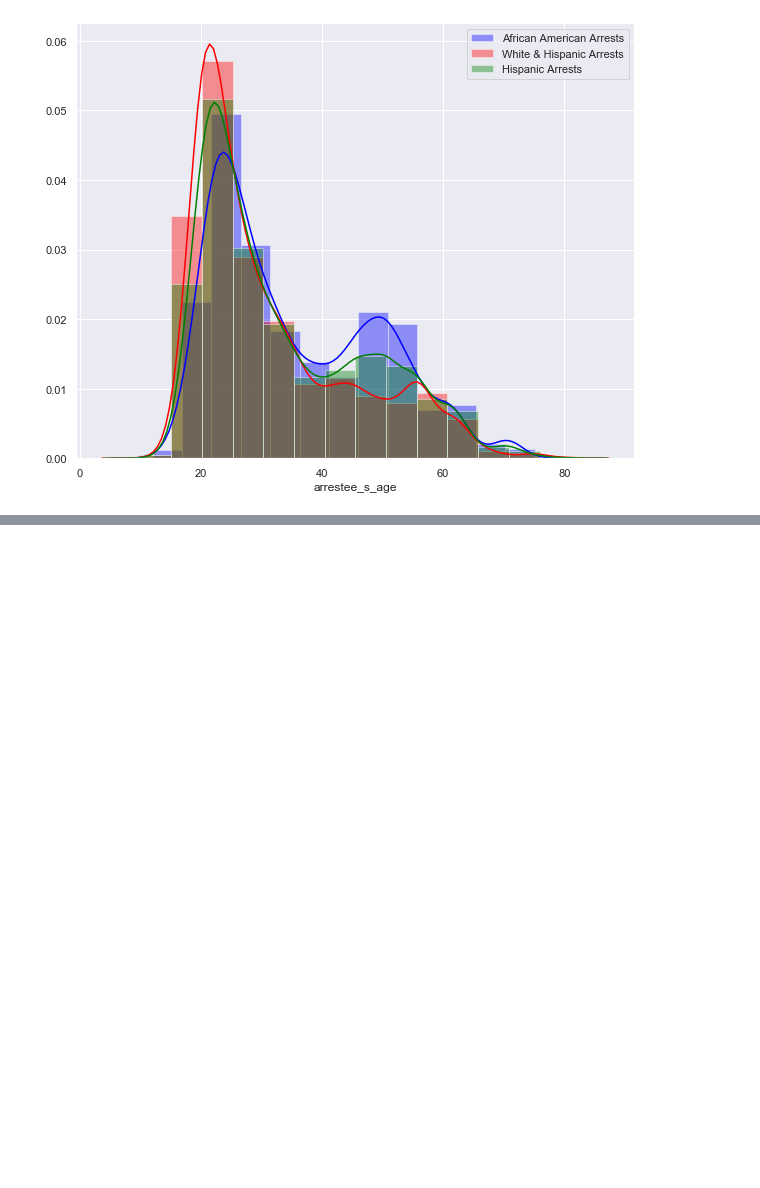
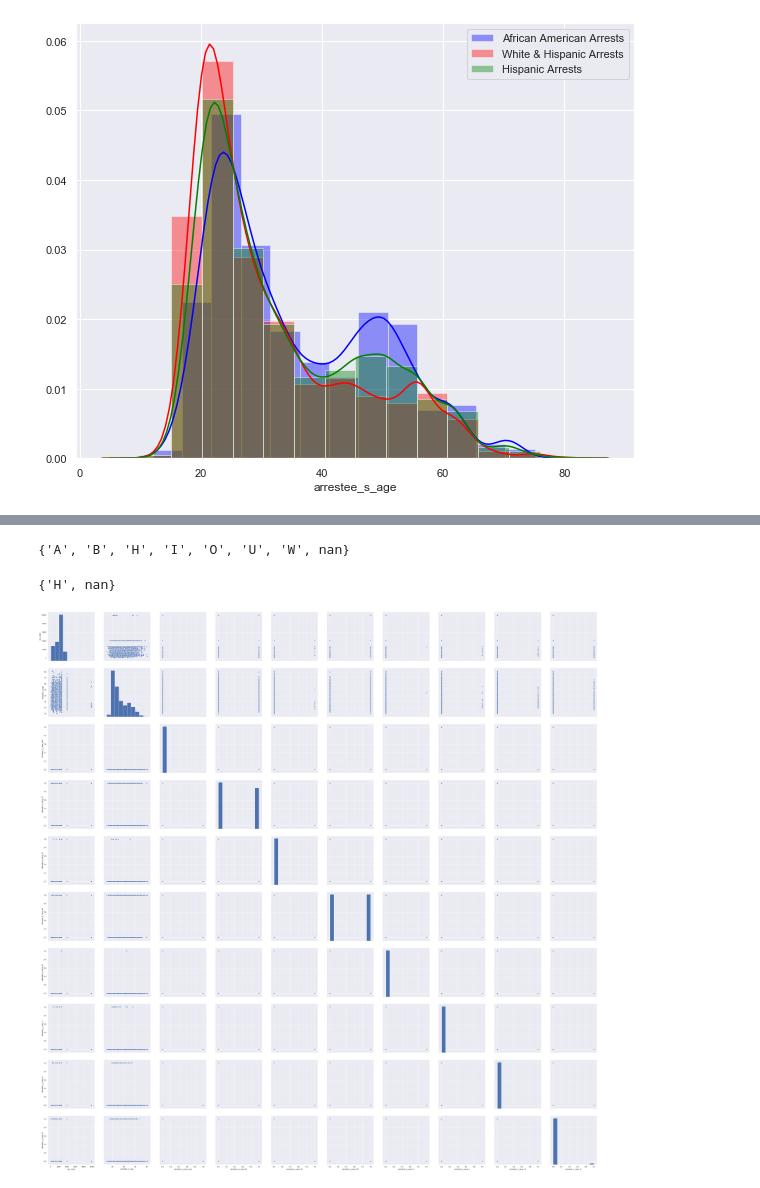
Before and after one commit to ConnorNelson1/Data_Analysis-Group-Project, a Jupyter notebook: Group_Presentation.ipynb, the cells around one changed output, grey strips where cells are left out. Saved outputs shown, nothing was run; the diff lists cells and outputs as text; code cells hidden in the pictures; blank space fills up the shorter version.

```diff
--- a/Group_Presentation.ipynb
+++ b/Group_Presentation.ipynb
@@ -54,0 +93,16 @@ plt.legend();
+# %%
+set(pam.arrestee_s_race)
+# %% [output]
+{'A', 'B', 'H', 'I', 'O', 'U', 'W', nan}
+# %%
+set(pam.arrestee_ethnicity)
+# %% [output]
+{'H', nan}
+# %%
+sn.set(style = 'darkgrid')
+
+p = sn.pairplot(pam)
+
+p.fig.set_size_inches(50, 50)
+# %% [output]
+[figure, added]
```
Also changed, not shown: parts of 2 cells of this notebook.
